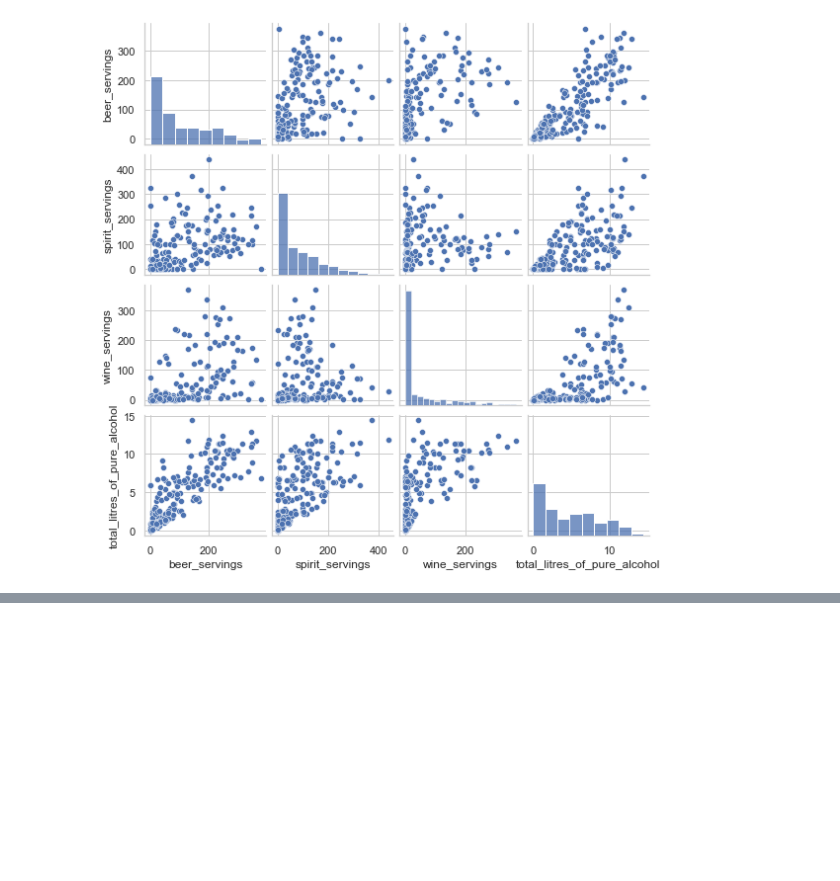
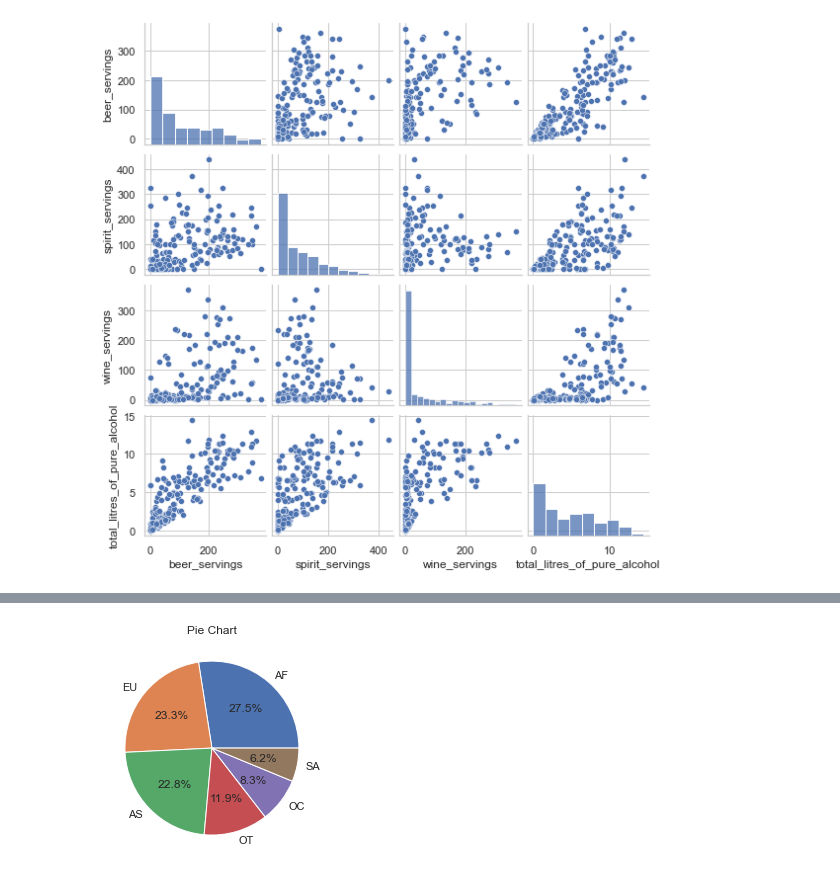
Before and after one commit to hyunjuyo/python, a Jupyter notebook: Data_analysis/drinks_data.ipynb, the cells around one changed output, grey strips where cells are left out. Saved outputs shown, nothing was run; the diff lists cells and outputs as text; code cells hidden in the pictures; blank space fills up the shorter version.

```diff
--- a/Data_analysis/drinks_data.ipynb
+++ b/Data_analysis/drinks_data.ipynb
@@ -165,0 +259,6 @@ sns.pairplot(drinks[["beer_servings", "spirit_servings", "wine_servings", "total
+# %%
+plt.pie(x, labels=labels, autopct="%.1f%%")  # autopct 옵션을 통해 해당 value를 포맷에 맞춰 넣어줄 수 있음
+plt.title("Pie Chart")
+plt.show()
+# %% [output]
+[figure, added]
```
Also changed, not shown: parts of 27 cells of this notebook.
